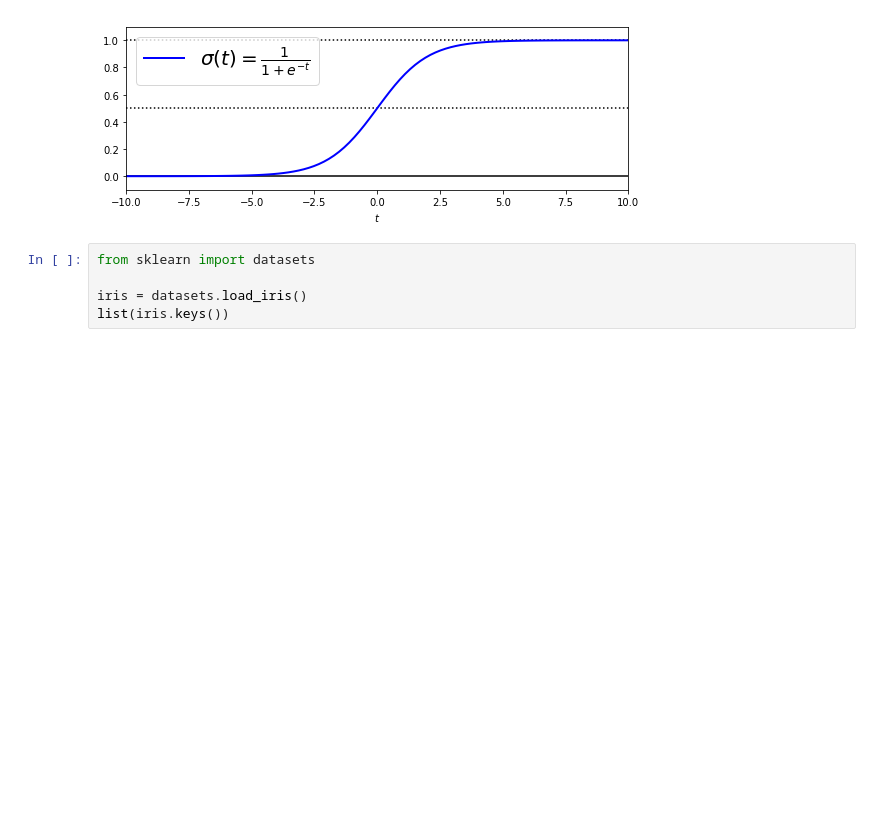
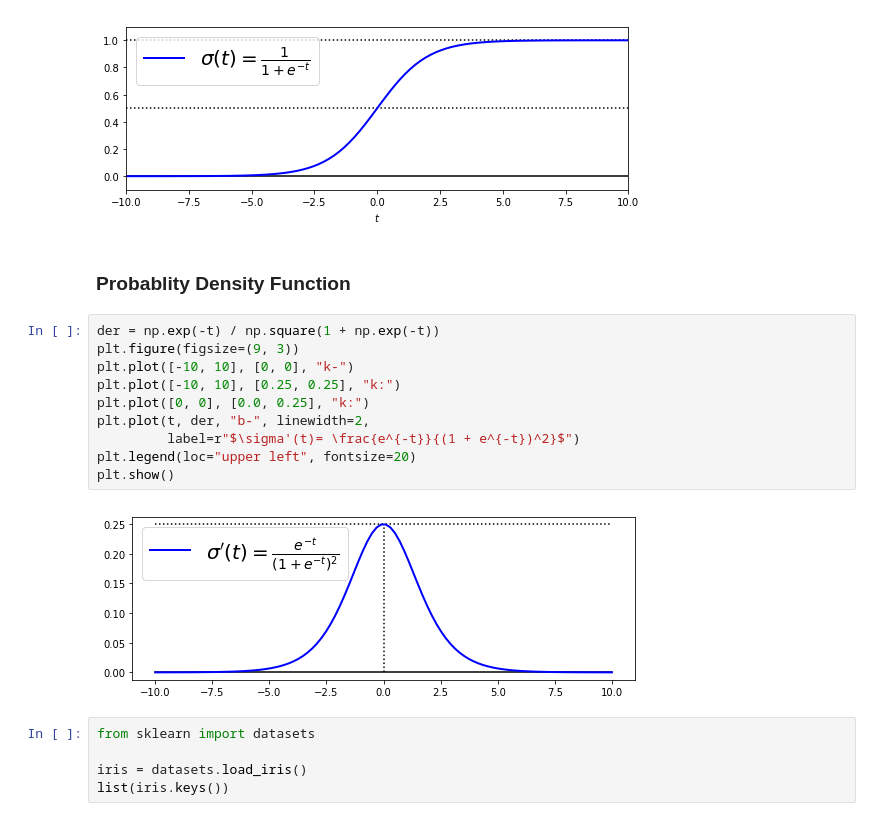
Before and after one commit to CescWang1991/Python-Machine-Learning, a Jupyter notebook: classification/sk_learn_demo/logistic_regression.ipynb, the cells around one changed output. Drawn from its saved outputs; the diff is of its cells as text; blank space fills up the shorter version.

```diff
--- a/classification/sk_learn_demo/logistic_regression.ipynb
+++ b/classification/sk_learn_demo/logistic_regression.ipynb
@@ -18,6 +20,20 @@ plt.axis([-10, 10, -0.1, 1.1])
 plt.show()
 # %% [output]
 [figure]
+# %% [markdown]
+### Probablity Density Function
+# %%
+der = np.exp(-t) / np.square(1 + np.exp(-t))
+plt.figure(figsize=(9, 3))
+plt.plot([-10, 10], [0, 0], "k-")
+plt.plot([-10, 10], [0.25, 0.25], "k:")
+plt.plot([0, 0], [0.0, 0.25], "k:")
+plt.plot(t, der, "b-", linewidth=2,
+         label=r"$\sigma'(t)= \frac{e^{-t}}{(1 + e^{-t})^2}$")
+plt.legend(loc="upper left", fontsize=20)
+plt.show()
+# %% [output]
+[figure, added]
 # %%
 from sklearn import datasets
 
```
Also changed, not shown: parts of 3 cells of this notebook, 2 other files.
